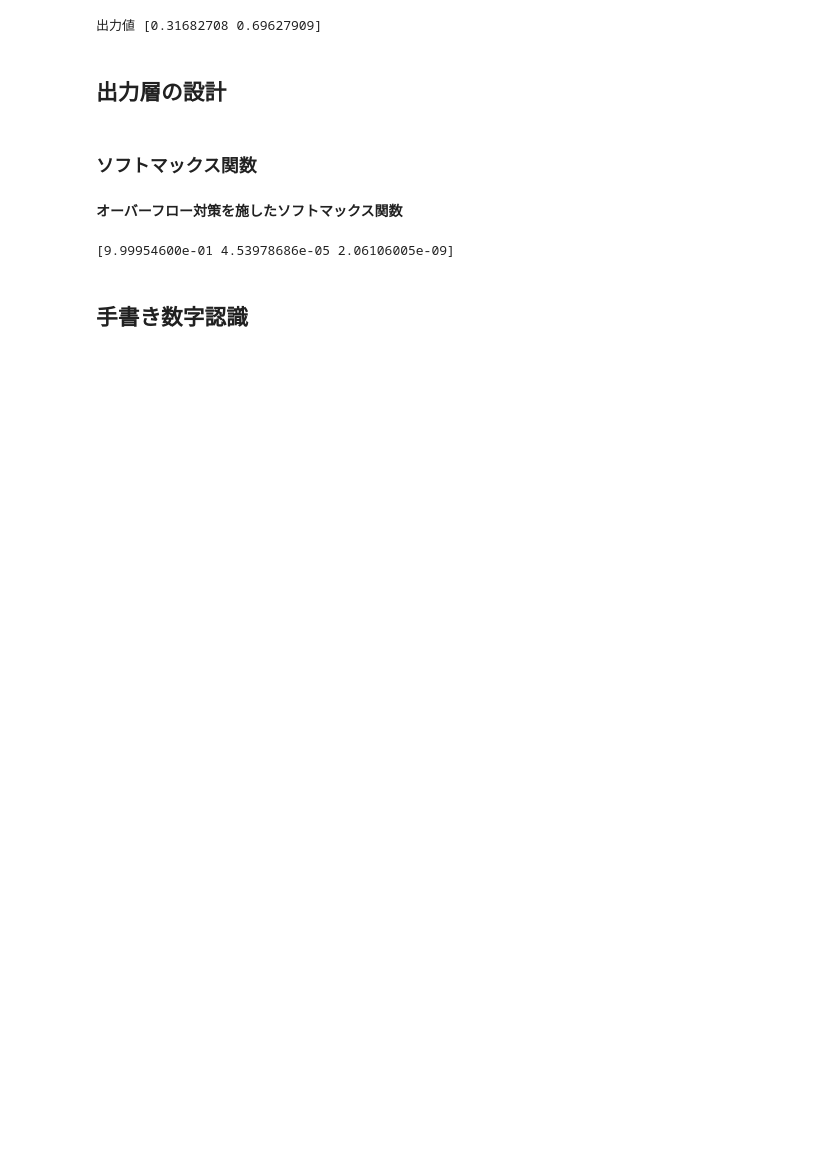
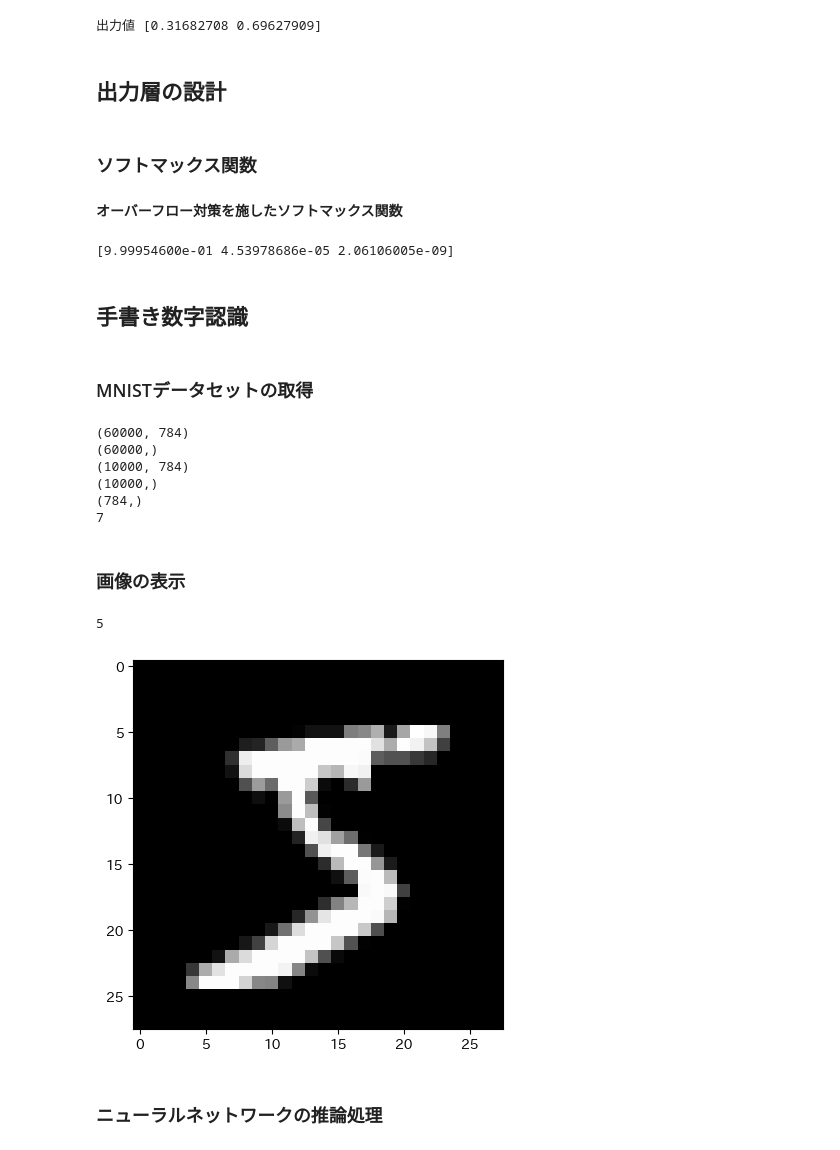
Before and after one commit to Shiraishi-Shodai/Deep-Learning1, a Jupyter notebook: Chapter3/example.ipynb, the cells around one changed output. Cells and saved outputs as stored; diff of their text form; code cells hidden in the pictures; blank space fills up the shorter version.

```diff
--- a/Chapter3/example.ipynb
+++ b/Chapter3/example.ipynb
@@ -273,3 +275,44 @@ print(y)
 [9.99954600e-01 4.53978686e-05 2.06106005e-09]
 # %% [markdown]
 ## 手書き数字認識
+# %% [markdown]
+### MNISTデータセットの取得
+# %%
+import os, sys
+sys.path.append(os.pardir) # モジュールを検索するパスを示す文字列のリストに親ディレクトリのパスを追加(datasetディレクトリをインポート可能にするため)
+from dataset.mnist import load_mnist
+
+(X_train, t_train), (X_test, t_test) = load_mnist(flatten=True, normalize=False)
+
+# print(sys.path)
+print(X_train.shape)
+print(t_train.shape)
+print(X_test.shape)
+print(t_test.shape)
+print(X_train[0].shape)
+print(t_test[0])
+# %% [output]
+(60000, 784)
+(60000,)
+(10000, 784)
+(10000,)
+(784,)
+7
+# %% [markdown]
+### 画像の表示
+# %%
+def img_show(img):
+    pil_img = Image.fromarray(np.uint8(img))
+    plt.imshow(pil_img, cmap="gray")
+
+img = X_train[0]
+label = t_train[0]
+print(label)
+
+img = img.reshape(28, 28)
+img_show(img)
+# %% [output]
+5
+[figure, added]
+# %% [markdown]
+### ニューラルネットワークの推論処理
```
Also changed, not shown: parts of 5 cells of this notebook, 2 other files.
